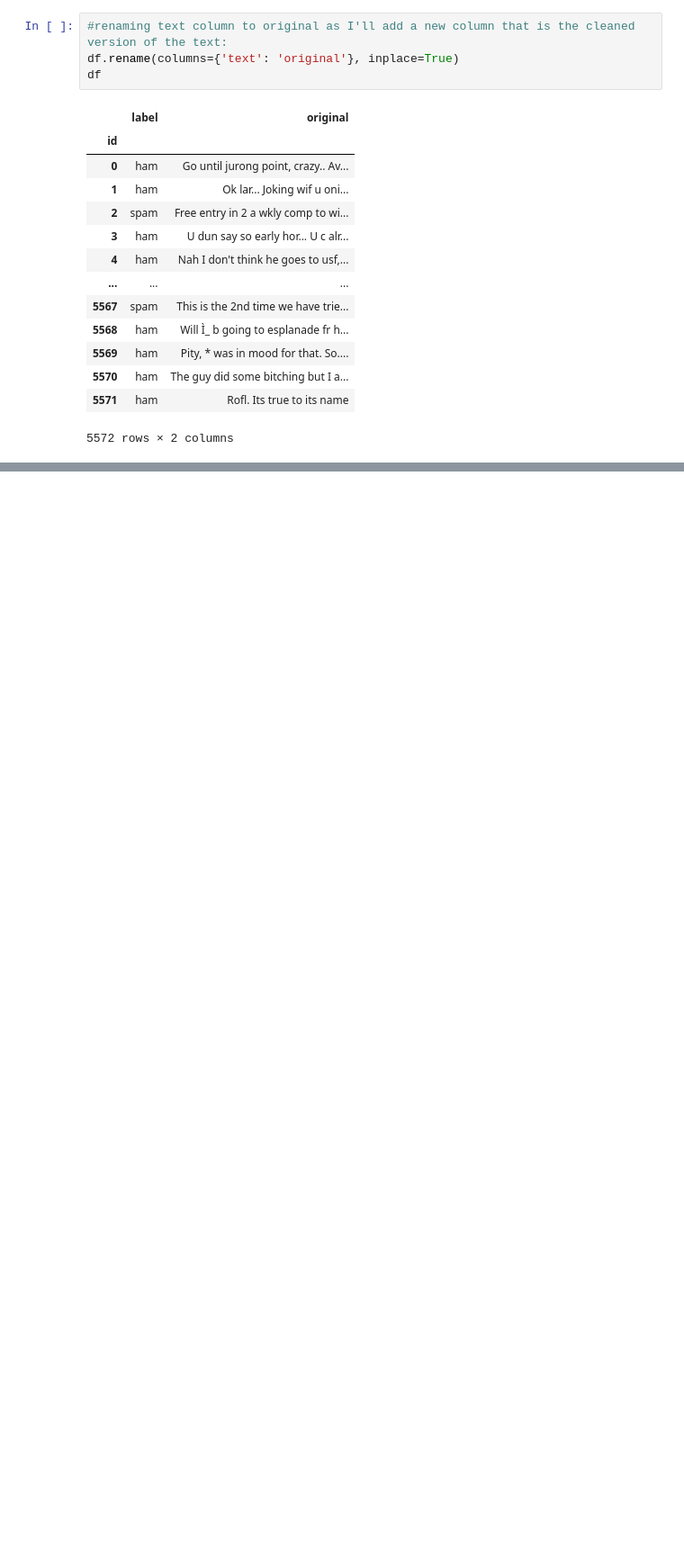
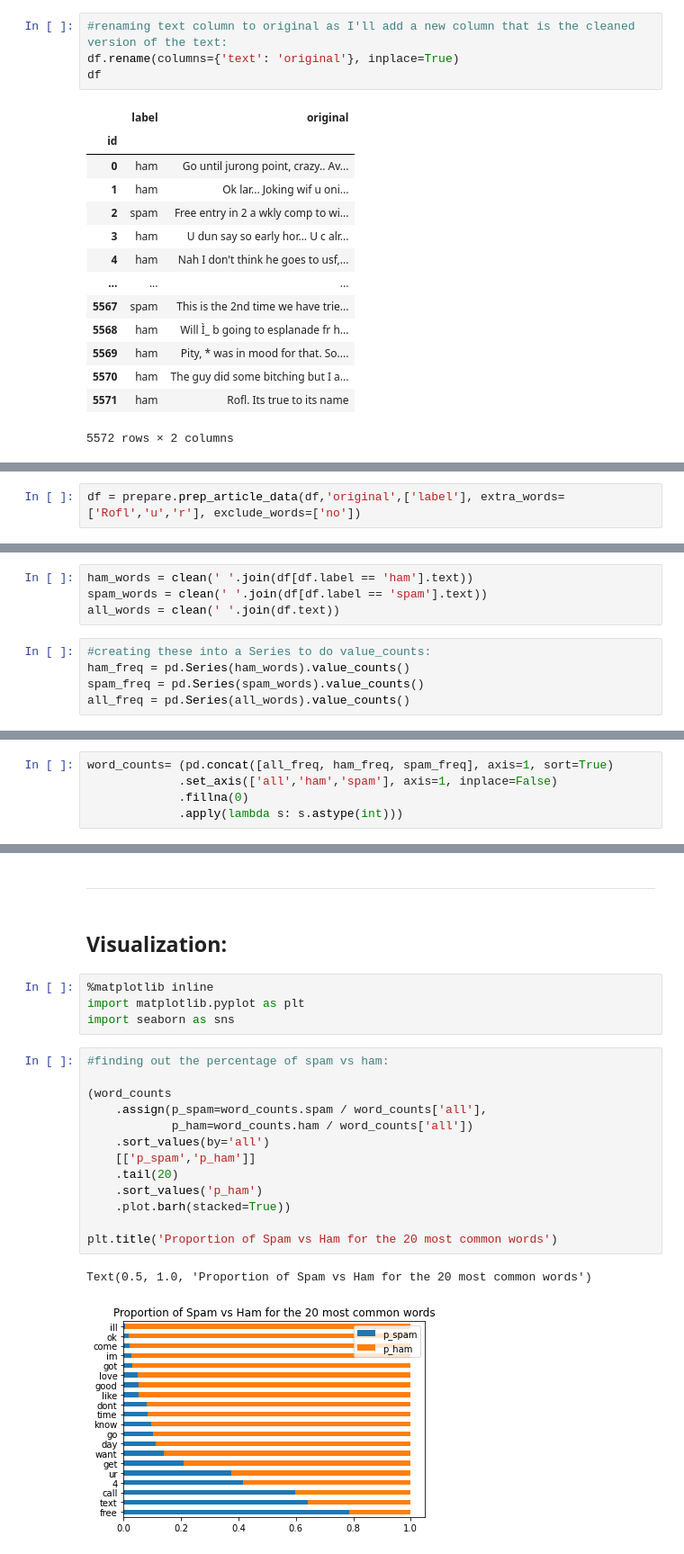
Before and after one commit to jeneyring/nlp-exercises, a Jupyter notebook: explore.ipynb, the cells around one changed output, grey strips where cells are left out. Shown: that part at 90% size. Saved outputs shown, nothing was run; the diff lists cells and outputs as text; blank space fills up the shorter version.

```diff
--- a/explore.ipynb
+++ b/explore.ipynb
@@ -121,0 +82,2 @@ clean_df
+# %%
+df = prepare.prep_article_data(df,'original',['label'], extra_words=['Rofl','u','r'], exclude_words=['no'])
@@ -121,0 +128,9 @@ clean_df
+# %%
+ham_words = clean(' '.join(df[df.label == 'ham'].text))
+spam_words = clean(' '.join(df[df.label == 'spam'].text))
+all_words = clean(' '.join(df.text))
+# %%
+#creating these into a Series to do value_counts:
+ham_freq = pd.Series(ham_words).value_counts()
+spam_freq = pd.Series(spam_words).value_counts()
+all_freq = pd.Series(all_words).value_counts()
@@ -121,0 +166,5 @@ clean_df
+# %%
+word_counts= (pd.concat([all_freq, ham_freq, spam_freq], axis=1, sort=True)
+             .set_axis(['all','ham','spam'], axis=1, inplace=False)
+             .fillna(0)
+             .apply(lambda s: s.astype(int)))
@@ -121,0 +221,24 @@ clean_df
+# %% [markdown]
+_______________________________________
+# %% [markdown]
+## Visualization:
+# %%
+%matplotlib inline
+import matplotlib.pyplot as plt
+import seaborn as sns
+# %%
+#finding out the percentage of spam vs ham:
+
+(word_counts
+    .assign(p_spam=word_counts.spam / word_counts['all'],
+            p_ham=word_counts.ham / word_counts['all'])
+    .sort_values(by='all')
+    [['p_spam','p_ham']]
+    .tail(20)
+    .sort_values('p_ham')
+    .plot.barh(stacked=True))
+
+plt.title('Proportion of Spam vs Ham for the 20 most common words')
+# %% [output]
+Text(0.5, 1.0, 'Proportion of Spam vs Ham for the 20 most common words')
+[figure, added]
```
Also changed, not shown: parts of 19 cells of this notebook, 2 other files.
